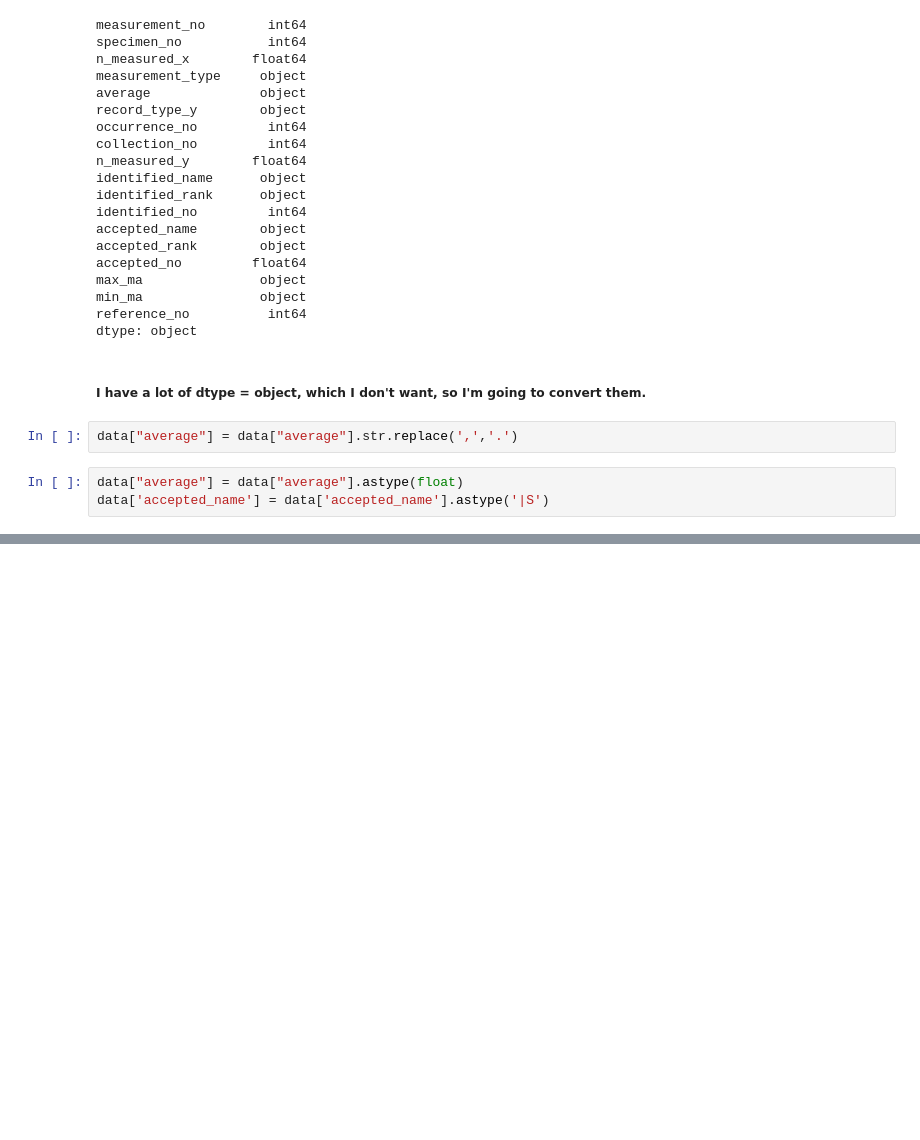
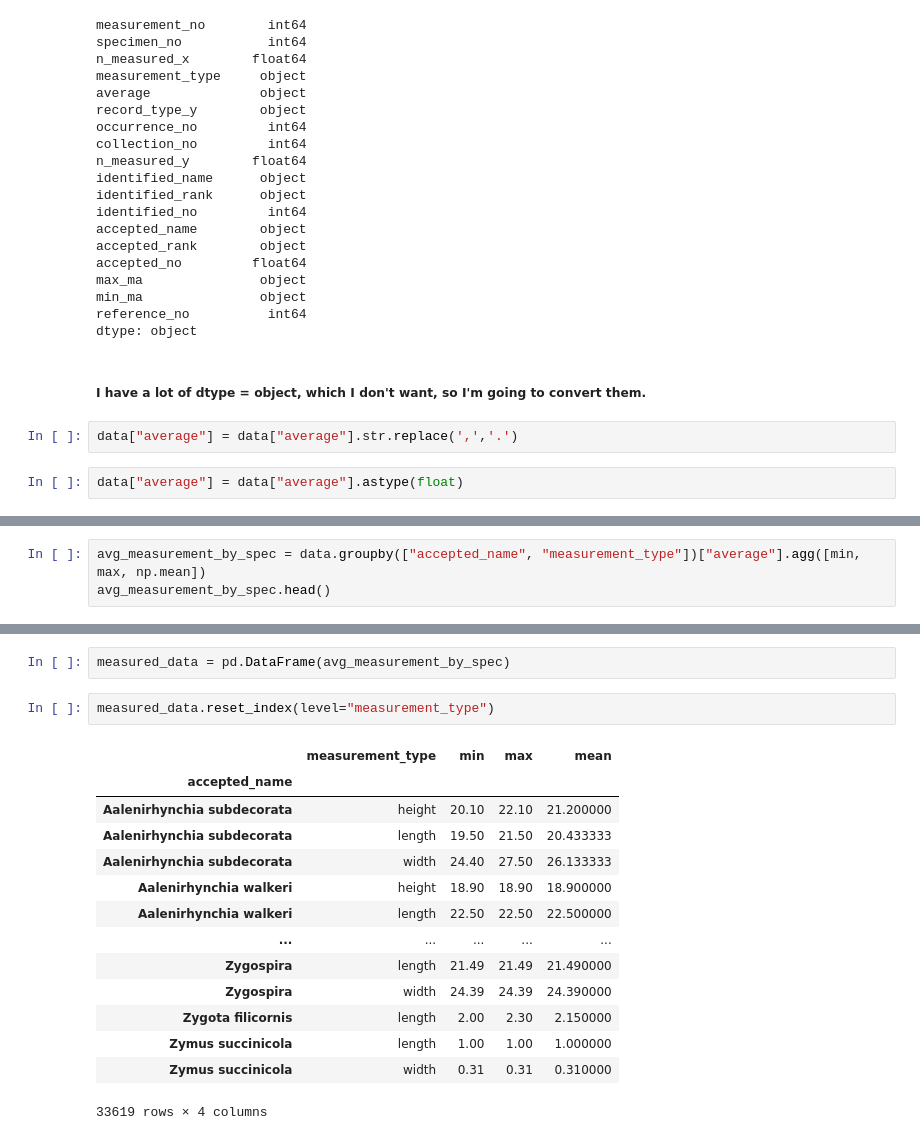
Before and after one commit to loustephjones/Solo-dino-project-DSPT7, a Jupyter notebook: new_start.ipynb, the cells around one changed output, grey strips where cells are left out. Cells and saved outputs as stored; diff of their text form; blank space fills up the shorter version.

Commit message:
made new DF changed measurement from index to col

```diff
--- a/new_start.ipynb
+++ b/new_start.ipynb
@@ -131,4 +131,3 @@ dtype: object
 data["average"] = data["average"].str.replace(',','.')
 # %%
 data["average"] = data["average"].astype(float)
-data['accepted_name'] = data['accepted_name'].astype('|S')
@@ -165,0 +166,3 @@ data.shape
+# %%
+avg_measurement_by_spec = data.groupby(["accepted_name", "measurement_type"])["average"].agg([min, max, np.mean])
+avg_measurement_by_spec.head()
@@ -165,0 +177,19 @@ data.shape
+# %%
+measured_data = pd.DataFrame(avg_measurement_by_spec)
+# %%
+measured_data.reset_index(level="measurement_type")
+# %% [output]
+|  | measurement_type | min | max | mean |
+| accepted_name |  |  |  |  |
+| Aalenirhynchia subdecorata | height | 20.10 | 22.10 | 21.200000 |
+| Aalenirhynchia subdecorata | length | 19.50 | 21.50 | 20.433333 |
+| Aalenirhynchia subdecorata | width | 24.40 | 27.50 | 26.133333 |
+| Aalenirhynchia walkeri | height | 18.90 | 18.90 | 18.900000 |
+| Aalenirhynchia walkeri | length | 22.50 | 22.50 | 22.500000 |
+| ... | ... | ... | ... | ... |
+| Zygospira | length | 21.49 | 21.49 | 21.490000 |
+| Zygospira | width | 24.39 | 24.39 | 24.390000 |
+| Zygota filicornis | length | 2.00 | 2.30 | 2.150000 |
+| Zymus succinicola | length | 1.00 | 1.00 | 1.000000 |
+| Zymus succinicola | width | 0.31 | 0.31 | 0.310000 |
+33619 rows × 4 columns
```
Also changed, not shown: parts of 4 cells of this notebook.
